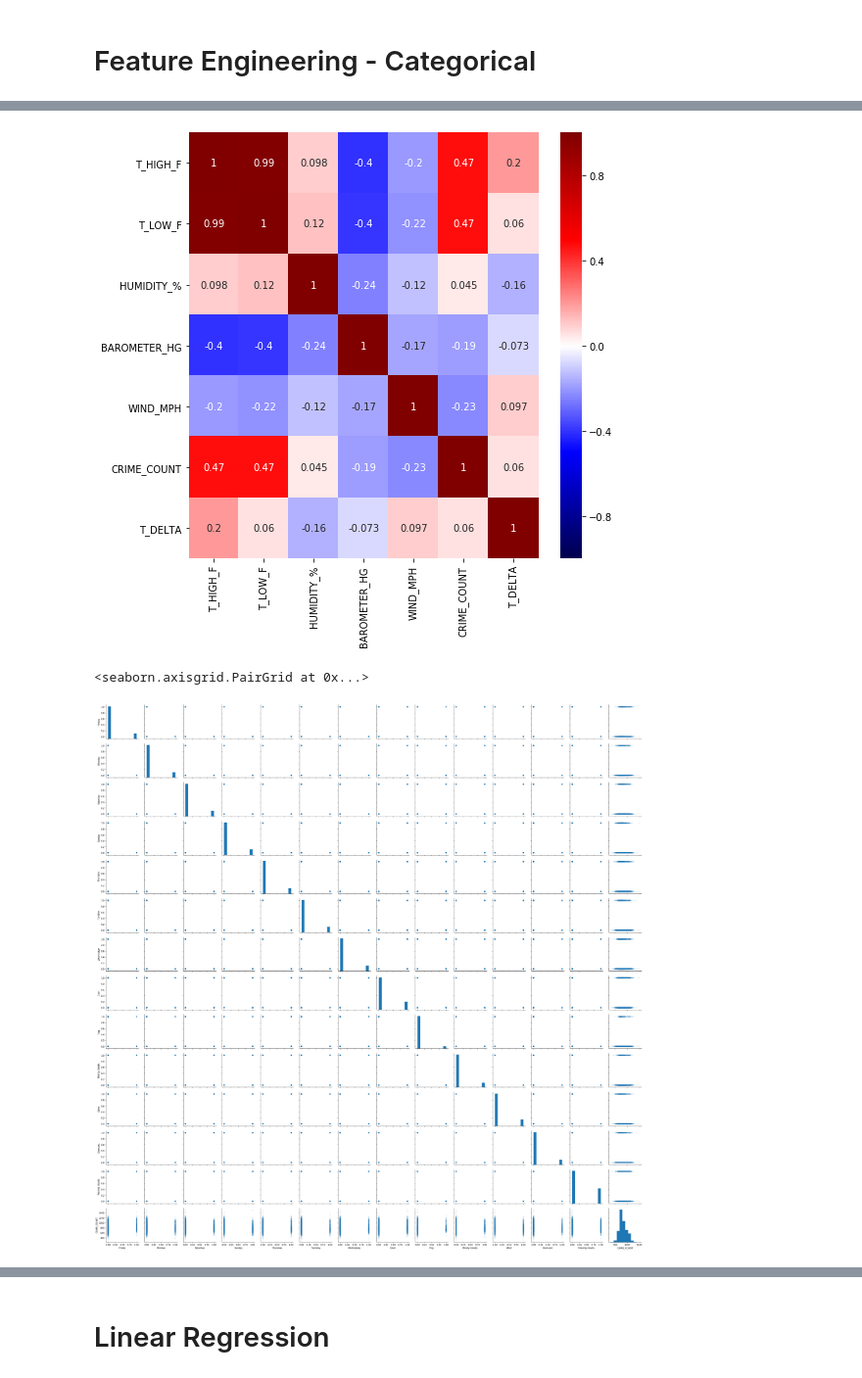
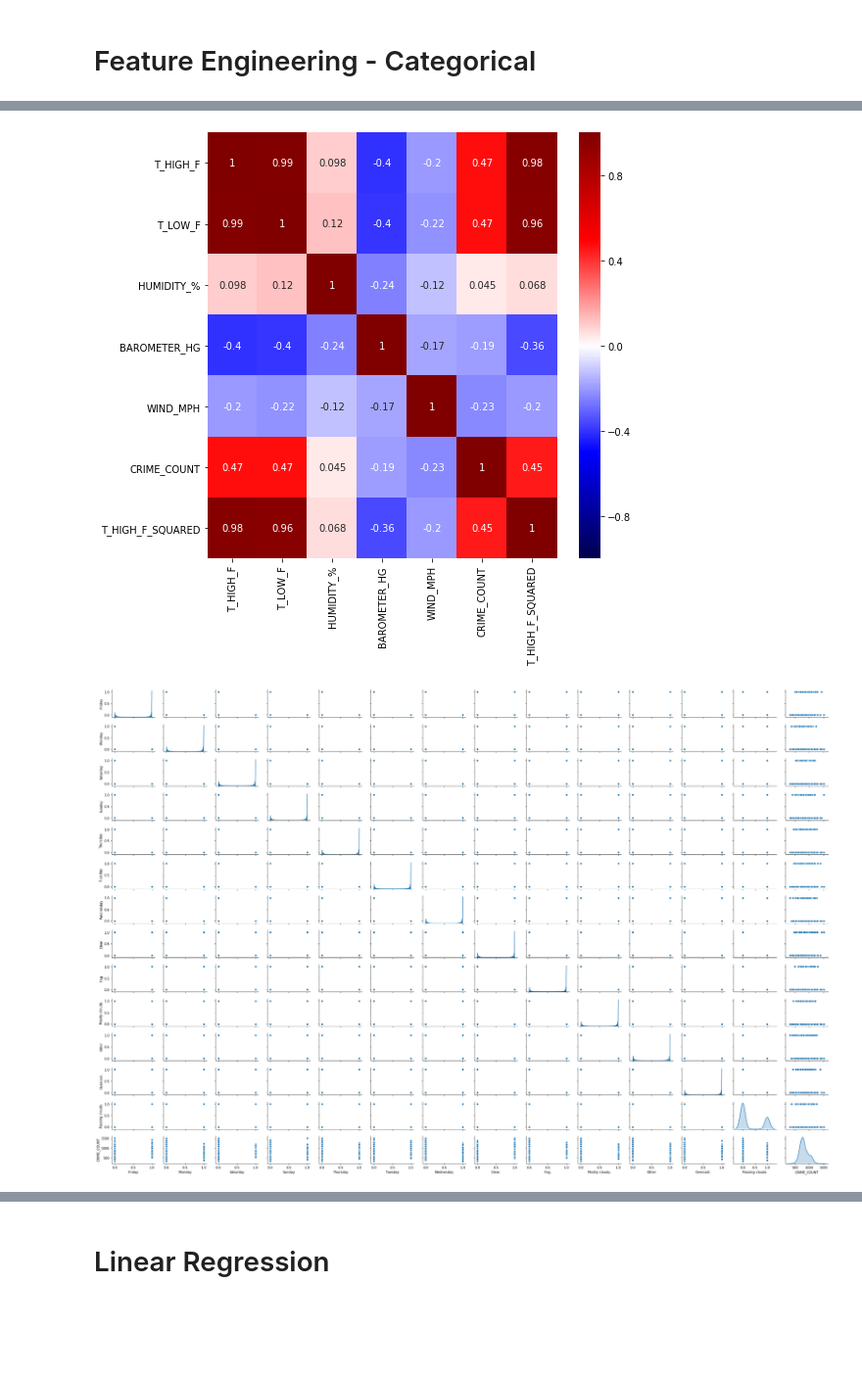
Before and after one commit to silvernine209/chicago_crime_rate_predictor, a Jupyter notebook: project_2_luther_lee_matthew.ipynb, the cells around one changed output, grey strips where cells are left out. Shown at 98% size. Cells and saved outputs as stored; diff of their text form; code cells hidden in the pictures; blank space fills up the shorter version.

```diff
--- a/project_2_luther_lee_matthew.ipynb
+++ b/project_2_luther_lee_matthew.ipynb
@@ -281,9 +281,9 @@ with open('df_merged.pkl', 'rb') as picklefile:
 # %% [markdown]
 # Feature Engineering - Numeric
 # %%
-# Difference in High and Low Temperature.
-# Assumption : Bigger temperature swing -> Bother people more
-df_merged['T_DELTA'] = df_merged['T_HIGH_F'] - df_merged['T_LOW_F']
+# T_HIGH_F Squared
+# Assumption : Identified quadratic behavior of crime count on pair plot
+df_merged['T_HIGH_F_SQUARED'] = df_merged['T_HIGH_F']**2
 
 # Day of the week
 # Assumption : There might be a pattern with crime and day of the week. ex) people drink more during weekends
@@ -337,14 +326,14 @@ sns.pairplot(df_merged[list(df_merged.columns)[0:7]], plot_kws=dict(alpha=.1, ed
 # %%
-# corr matrix
+# corr matrix of numerical features
 plt.figure(figsize=(8, 8))
 sns.heatmap(df_merged[list(df_merged.columns)[0:7]].corr(), cmap="seismic", annot=True, vmin=-1, vmax=1);
 # more cmaps: https://matplotlib.org/examples/color/colormaps_reference.html
 # %% [output]
-[figure, old version]
+[figure, new version]
 # %%
-sns.pairplot(pd.concat([df_merged[list(df_merged.columns)[7:]], df_merged['CRIME_COUNT']], axis=1), plot_kws=dict(alpha=.1, edgecolor='none'))
+#sns.pairplot(pd.concat([df_merged[list(df_merged.columns)[7:]], df_merged['CRIME_COUNT']], axis=1), plot_kws=dict(alpha=.1, edgecolor='none'))
+sns.pairplot(pd.concat([df_merged[list(df_merged.columns)[7:]], df_merged['CRIME_COUNT']], axis=1),height=1.5, aspect=1.5, diag_kind='kde');
 # %% [output]
-<seaborn.axisgrid.PairGrid at 0x...>
-[figure, old version]
+[figure, new version]
 # %%
 # corr matrix
```
Also changed, not shown: parts of 72 cells of this notebook.
